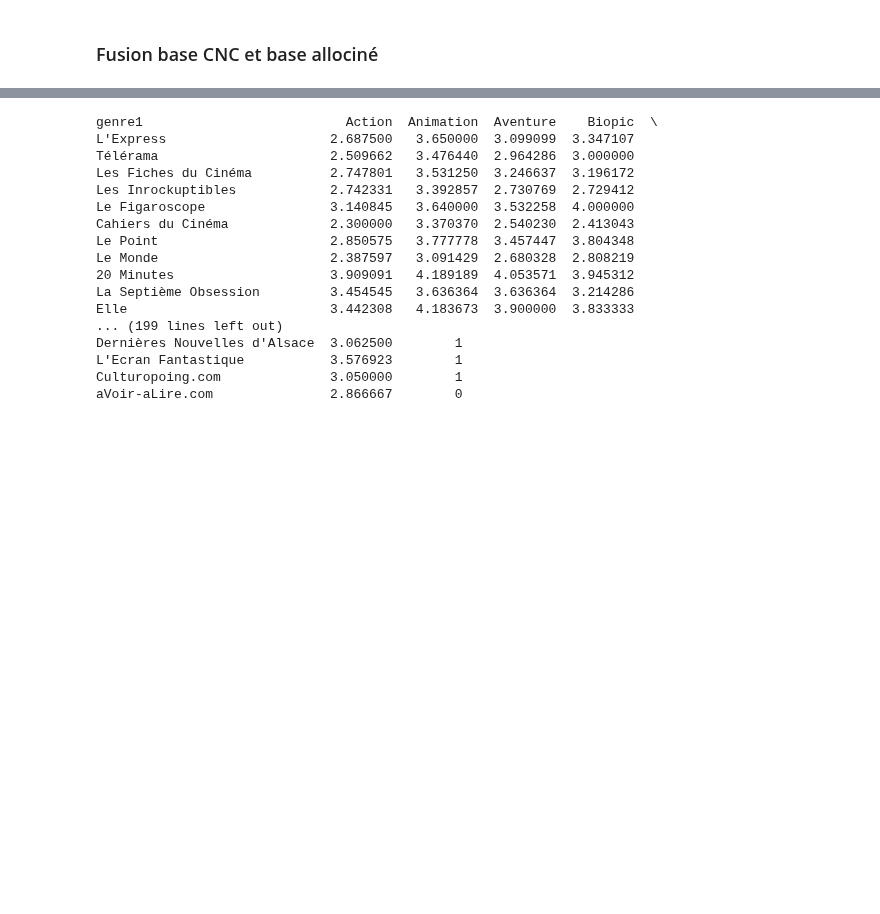
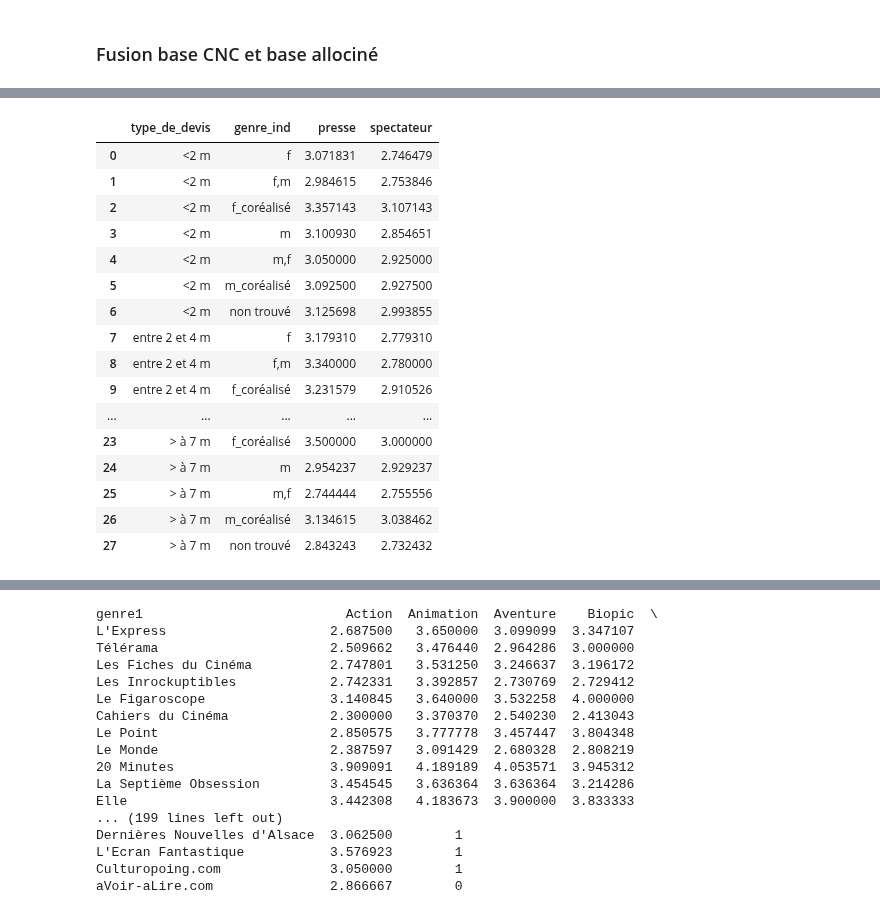
Before and after one commit to Clement-Dn/Projet_Cin-, a Jupyter notebook: Rapport_Projet_Cinema.ipynb, the cells around one changed output, grey strips where cells are left out. Saved outputs shown, nothing was run; the diff lists cells and outputs as text; code cells hidden in the pictures; blank space fills up the shorter version.

```diff
--- a/Rapport_Projet_Cinema.ipynb
+++ b/Rapport_Projet_Cinema.ipynb
@@ -665,0 +465,27 @@ df_scaled = scaler.fit_transform(df_transposed)
+# %%
+#Comparaison avis spectateurs vs presse selon le type de devis et le genre
+base_cnc_agregee_moyennes = base_cnc_agregee.groupby(
+    ["type_de_devis", "genre_ind"]
+).agg(
+    presse=("presse", "mean"),
+    spectateur=("spectateur", "mean")
+).reset_index()
+base_cnc_agregee_moyennes
+# %% [output]
+|  | type_de_devis | genre_ind | presse | spectateur |
+| 0 | <2 m | f | 3.071831 | 2.746479 |
+| 1 | <2 m | f,m | 2.984615 | 2.753846 |
+| 2 | <2 m | f_coréalisé | 3.357143 | 3.107143 |
+| 3 | <2 m | m | 3.100930 | 2.854651 |
+| 4 | <2 m | m,f | 3.050000 | 2.925000 |
+| 5 | <2 m | m_coréalisé | 3.092500 | 2.927500 |
+| 6 | <2 m | non trouvé | 3.125698 | 2.993855 |
+| 7 | entre 2 et 4 m | f | 3.179310 | 2.779310 |
+| 8 | entre 2 et 4 m | f,m | 3.340000 | 2.780000 |
+| 9 | entre 2 et 4 m | f_coréalisé | 3.231579 | 2.910526 |
+| ... | ... | ... | ... | ... |
+| 23 | > à 7 m | f_coréalisé | 3.500000 | 3.000000 |
+| 24 | > à 7 m | m | 2.954237 | 2.929237 |
+| 25 | > à 7 m | m,f | 2.744444 | 2.755556 |
+| 26 | > à 7 m | m_coréalisé | 3.134615 | 3.038462 |
+| 27 | > à 7 m | non trouvé | 2.843243 | 2.732432 |
```
Also changed, not shown: parts of 39 cells of this notebook.
